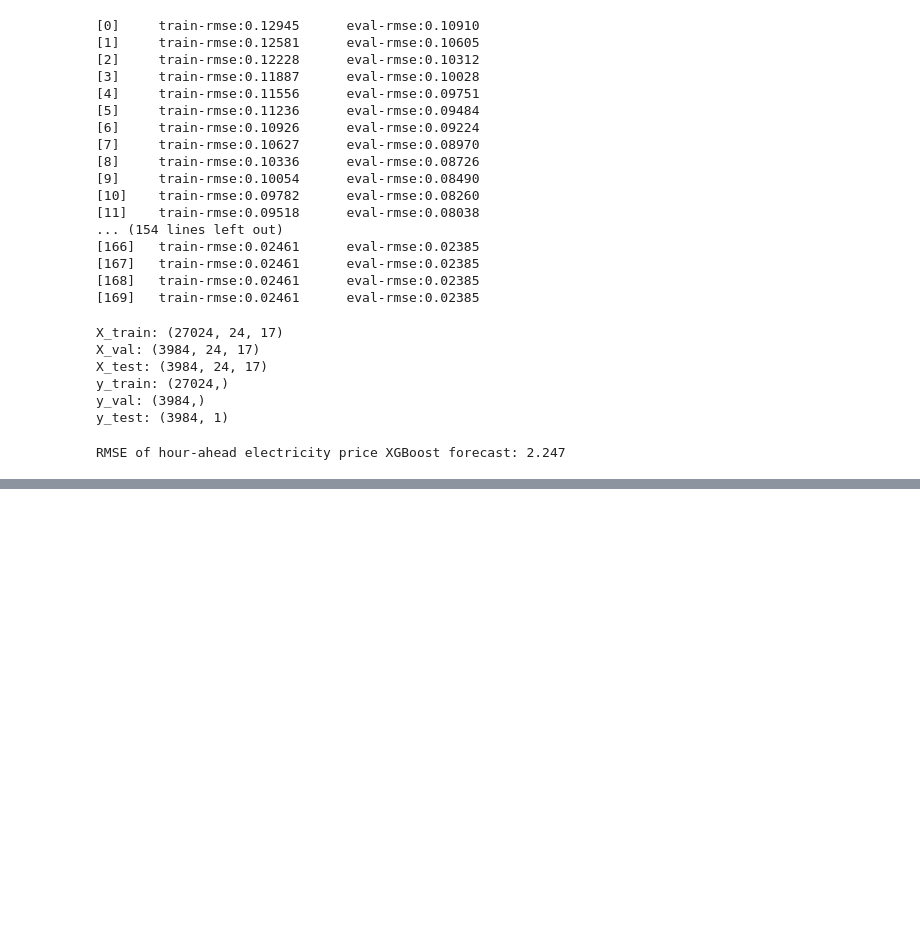
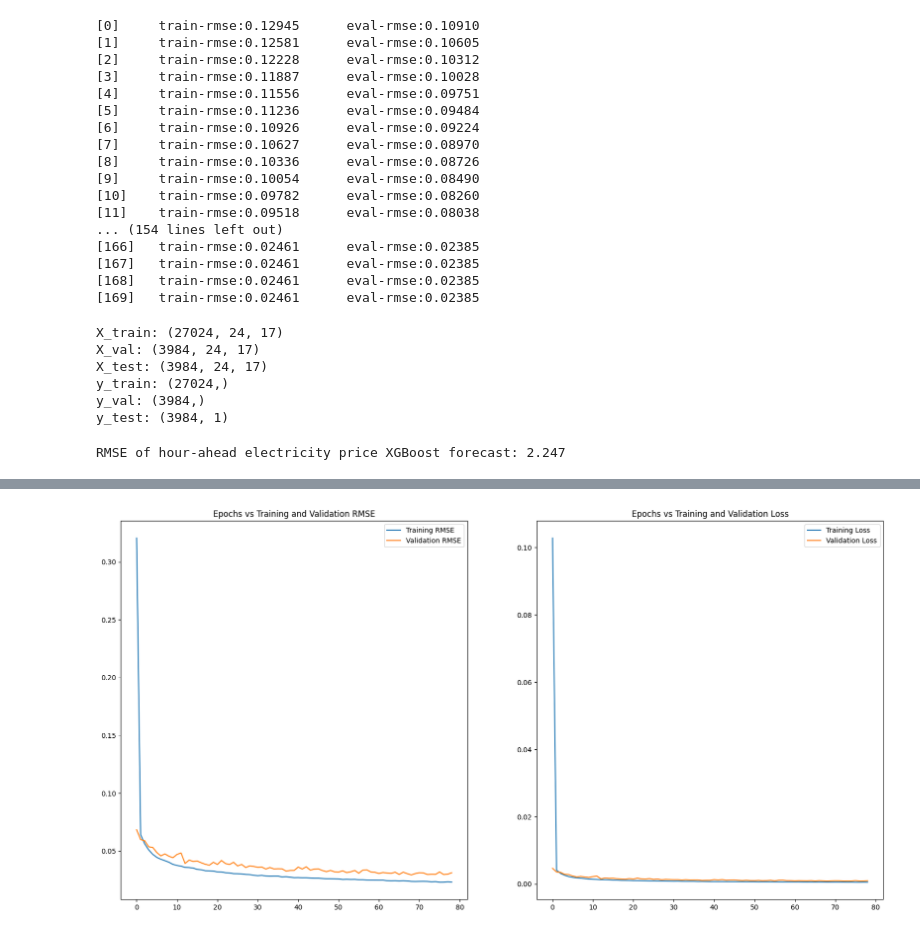
Before and after one commit to tdavies66/Electricity-Price-Forecasting-DNNs-EDA-Kaggle-, a Jupyter notebook: Notebooks/notebook2.ipynb, the cells around one changed output, grey strips where cells are left out. Drawn from its saved outputs; the diff is of its cells as text; code cells hidden in the pictures; blank space fills up the shorter version.

```diff
--- a/Notebooks/notebook2.ipynb
+++ b/Notebooks/notebook2.ipynb
@@ -339,3 +346,27 @@ print('RMSE of hour-ahead electricity price XGBoost forecast: {}'
       .format(round(rmse_xgb, 3)))
 # %% [output]
 RMSE of hour-ahead electricity price XGBoost forecast: 2.247
+# %%
+# LSTM
+tf.keras.backend.clear_session()
+
+multivariate_lstm = tf.keras.models.Sequential([LSTM(
+    100, input_shape=input_shape, return_sequences=True),
+    Flatten(),
+    Dense(200, activation='relu'),
+    Dropout(0.1),
+    Dense(1)
+])
+
+model_checkpoint = tf.keras.callbacks.ModelCheckpoint(
+    'multivariate_lstm.h5', monitor=('val_loss'), save_best_only=True)
+optimizer = tf.keras.optimizers.Adam(learning_rate=6e-3, amsgrad=True)
+
+multivariate_lstm.compile(loss=loss,
+                          optimizer=optimizer,
+                          metrics=metric)
+# %%
+history = multivariate_lstm.fit(train, epochs=120,
+                                validation_data=validation,
+                                callbacks=[early_stopping,
+                                           model_checkpoint])
@@ -341,0 +395,4 @@ RMSE of hour-ahead electricity price XGBoost forecast: 2.247
+# %%
+plot_model_rmse_and_loss(history)
+# %% [output]
+[figure, added]
```
Also changed, not shown: parts of 25 cells of this notebook, 6 other files.
